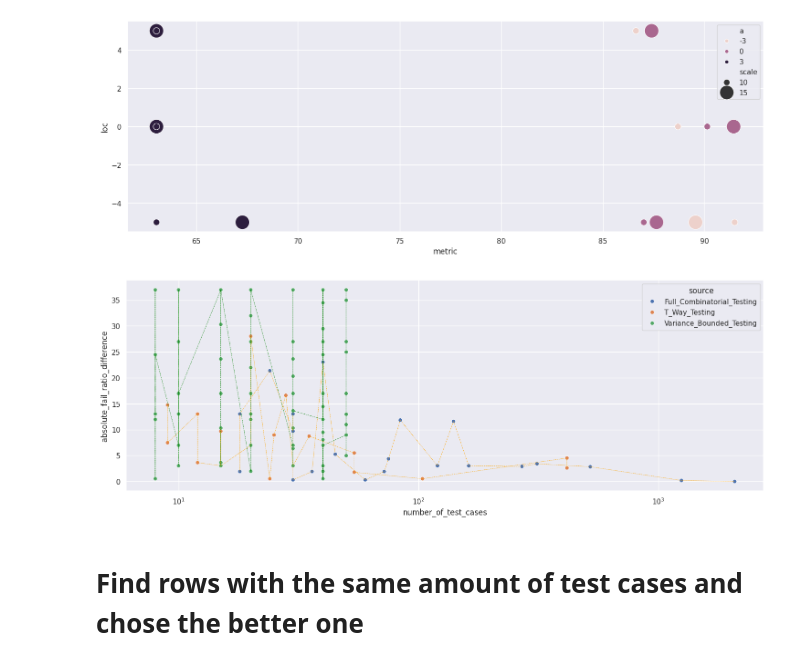
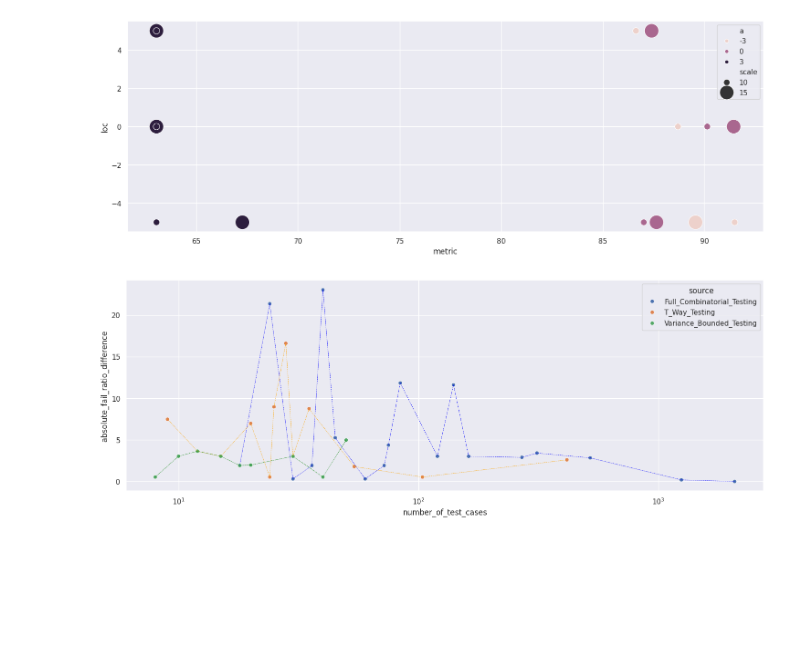
Before and after one commit to patrickw16/sim_loop, a Jupyter notebook: evaluation/evaluation_data_analysis.ipynb, the cells around one changed output. Saved outputs shown, nothing was run; the diff lists cells and outputs as text; code cells hidden in the pictures; blank space fills up the shorter version.

```diff
--- a/evaluation/evaluation_data_analysis.ipynb
+++ b/evaluation/evaluation_data_analysis.ipynb
@@ -61,11 +65,3 @@ def filter_max_for_value(df, group_col, target_col, specific_value):
     result_df = filtered_df[filtered_df[target_col] == max_value]
 
     return result_df
-# %%
-test_case_values = df_full_combi['number_of_test_cases'].values
-df_full_combi_filtered = df_full_combi
-
-filtered_df = df_full_combi_filtered[df_full_combi_filtered['number_of_test_cases'] == 18]
-
-for test_case_value in test_case_values:
-    result_df = pd.concat([result_df, filter_max_for_value(df_full_combi_filtered, 'number_of_test_cases', 'metric', specific_value=int(test_case_value))], ignore_index=True)
@@ -97,17 +121,45 @@ sns.scatterplot(y="loc", x="metric",
 # %% [output]
 <Axes: xlabel='metric', ylabel='loc'>
 [figure]
+# %%
+test_case_values = df_full_combi['number_of_test_cases'].values
+result_df = pd.DataFrame()
+
+for test_case_value in test_case_values:
+    result_df = pd.concat([result_df, filter_min_max_for_value(df_full_combi, 'number_of_test_cases', 'absolute_fail_ratio_difference',
+                                                               specific_value=int(test_case_value), min_max='min')], ignore_index=True)
+df_full_combi_filtered = result_df
+
+####################################
+
+test_case_values = df_t_way['number_of_test_cases'].values
+result_df = pd.DataFrame()
+
+for test_case_value in test_case_values:
+    result_df = pd.concat([result_df, filter_min_max_for_value(df_t_way, 'number_of_test_cases', 'absolute_fail_ratio_difference',
+                                                               specific_value=int(test_case_value), min_max='min')], ignore_index=True)
+df_t_way_filtered = result_df
+
+####################################
+
+test_case_values = df_var['number_of_test_cases'].values
+result_df = pd.DataFrame()
+
+for test_case_value in test_case_values:
+    result_df = pd.concat([result_df, filter_min_max_for_value(df_var, 'number_of_test_cases', 'absolute_fail_ratio_difference',
+                                                               specific_value=int(test_case_value), min_max='min')], ignore_index=True)
+df_var_filtered = result_df
+
+combined_df = pd.concat([df_full_combi_filtered, df_t_way_filtered, df_var_filtered], ignore_index=True)
 # %%
 # Plot the responses for different events and regions
 plt.figure(figsize=(18, 6))
 sns.scatterplot(x="number_of_test_cases", y="absolute_fail_ratio_difference",
              hue="source",
              data=combined_df)
-plt.plot(df_full_combi['number_of_test_cases'], df_full_combi['absolute_fail_ratio_difference'], color='orange', linestyle='--', linewidth=0.5)  # Line connecting the points
-plt.plot(df_t_way['number_of_test_cases'], df_t_way['absolute_fail_ratio_difference'], color='orange', linestyle='--', linewidth=0.5)  # Line connecting the points
-plt.plot(df_var['number_of_test_cases'], df_var['absolute_fail_ratio_difference'], color='green', linestyle='--', linewidth=0.5)  # Line connecting the points
+plt.plot(df_full_combi_filtered['number_of_test_cases'], df_full_combi_filtered['absolute_fail_ratio_difference'], color='blue', linestyle='--', linewidth=0.5)  # Line connecting the points
+plt.plot(df_t_way_filtered['number_of_test_cases'], df_t_way_filtered['absolute_fail_ratio_difference'], color='orange', linestyle='--', linewidth=0.5)  # Line connecting the points
+plt.plot(df_var_filtered['number_of_test_cases'], df_var_filtered['absolute_fail_ratio_difference'], color='green', linestyle='--', linewidth=0.5)  # Line connecting the points
 plt.xscale('log')
 # %% [output]
-[figure, old version]
+[figure, new version]
-# %% [markdown]
-# Find rows with the same amount of test cases and chose the better one
```
Also changed, not shown: parts of 4 cells of this notebook.
